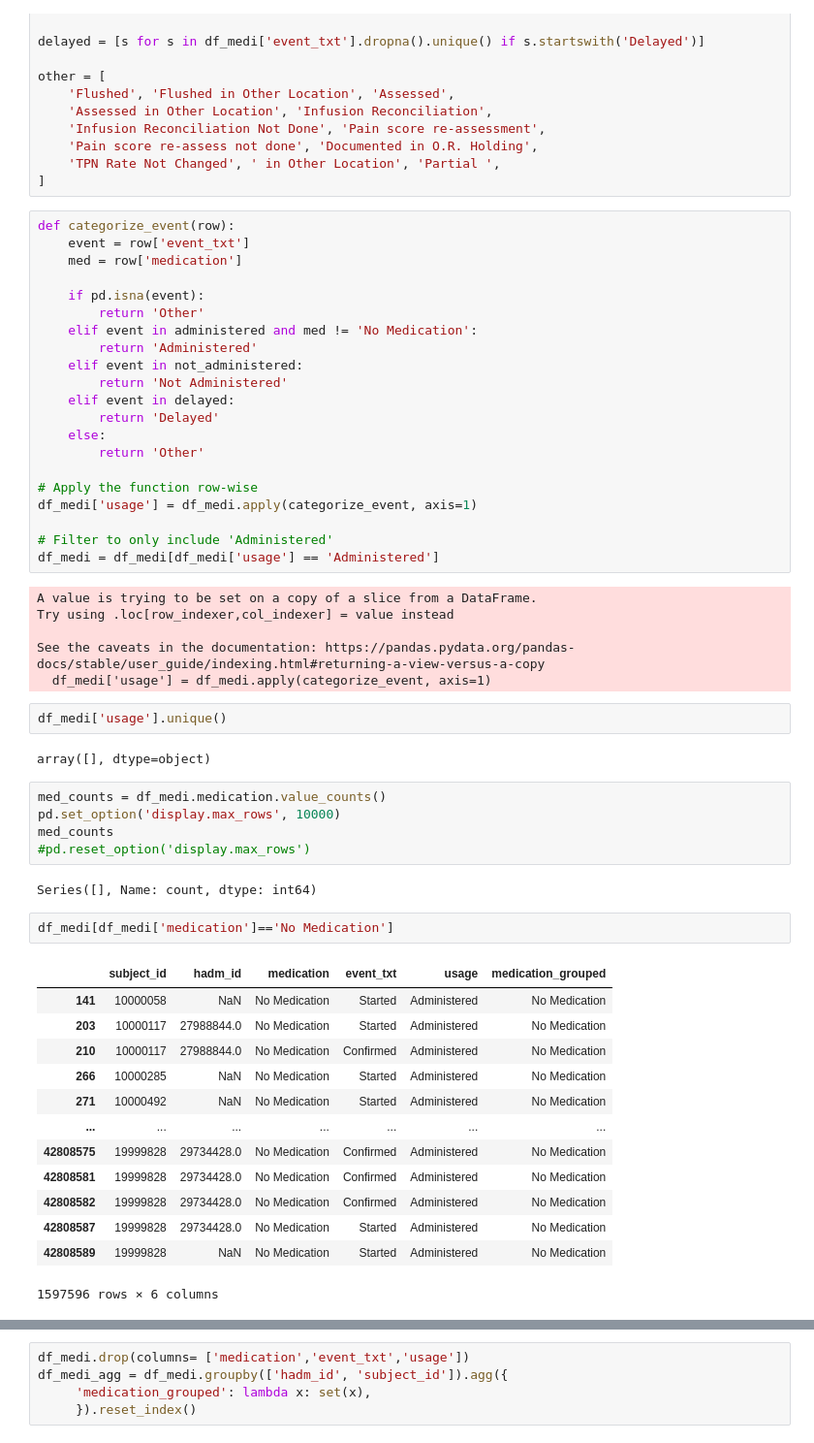
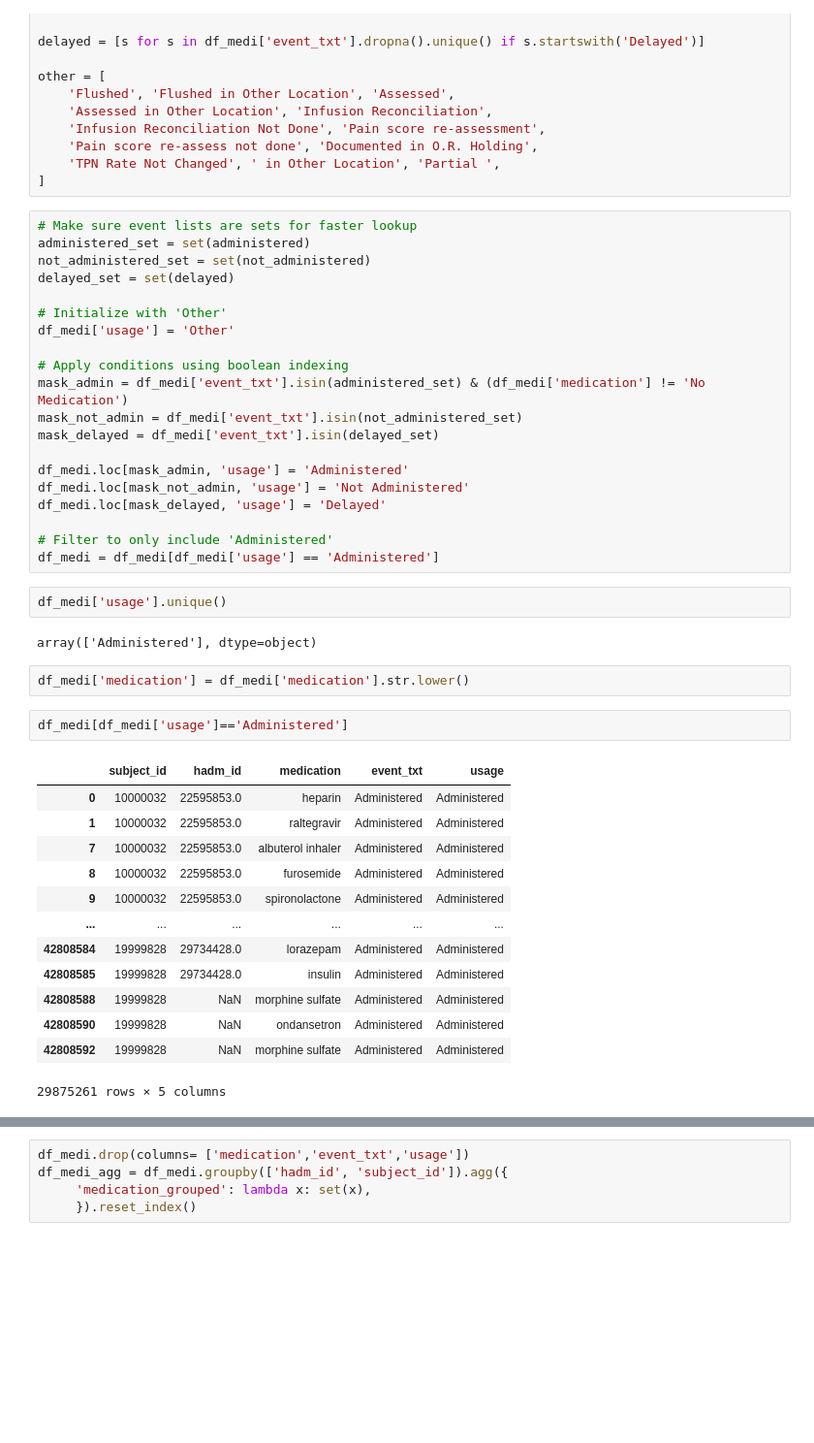
Before and after one commit to saaqib-m/patient-readmission, a Jupyter notebook: Patient-Readmission-LR-Notebook.ipynb, the cells around one changed output, grey strips where cells are left out. Shown at 97% size. Drawn from its saved outputs; the diff is of its cells as text; blank space fills up the shorter version.

```diff
--- a/Patient-Readmission-LR-Notebook.ipynb
+++ b/Patient-Readmission-LR-Notebook.ipynb
@@ -400,56 +403,44 @@ other = [
     'TPN Rate Not Changed', ' in Other Location', 'Partial ',
 ]
 # %%
-def categorize_event(row):
-    event = row['event_txt']
-    med = row['medication']
+# Make sure event lists are sets for faster lookup
+administered_set = set(administered)
+not_administered_set = set(not_administered)
+delayed_set = set(delayed)
 
-    if pd.isna(event):
-        return 'Other'
-    elif event in administered and med != 'No Medication':
-        return 'Administered'
-    elif event in not_administered:
-        return 'Not Administered'
-    elif event in delayed:
-        return 'Delayed'
-    else:
-        return 'Other'
+# Initialize with 'Other'
+df_medi['usage'] = 'Other'
 
-# Apply the function row-wise
-df_medi['usage'] = df_medi.apply(categorize_event, axis=1)
+# Apply conditions using boolean indexing
+mask_admin = df_medi['event_txt'].isin(administered_set) & (df_medi['medication'] != 'No Medication')
+mask_not_admin = df_medi['event_txt'].isin(not_administered_set)
+mask_delayed = df_medi['event_txt'].isin(delayed_set)
+
+df_medi.loc[mask_admin, 'usage'] = 'Administered'
+df_medi.loc[mask_not_admin, 'usage'] = 'Not Administered'
+df_medi.loc[mask_delayed, 'usage'] = 'Delayed'
 
 # Filter to only include 'Administered'
 df_medi = df_medi[df_medi['usage'] == 'Administered']
-# %% [output]
-A value is trying to be set on a copy of a slice from a DataFrame.
-Try using .loc[row_indexer,col_indexer] = value instead
-
-See the caveats in the documentation: https://pandas.pydata.org/pandas-docs/stable/user_guide/indexing.html#returning-a-view-versus-a-copy
-  df_medi['usage'] = df_medi.apply(categorize_event, axis=1)
 # %%
 df_medi['usage'].unique()
 # %% [output]
-array([], dtype=object)
+array(['Administered'], dtype=object)
-# %%
-med_counts = df_medi.medication.value_counts()
-pd.set_option('display.max_rows', 10000)
-med_counts
-#pd.reset_option('display.max_rows')
-# %% [output]
-Series([], Name: count, dtype: int64)
+# %%
+df_medi['medication'] = df_medi['medication'].str.lower()
 # %%
-df_medi[df_medi['medication']=='No Medication']
+df_medi[df_medi['usage']=='Administered']
 # %% [output]
-|  | subject_id | hadm_id | medication | event_txt | usage | medication_grouped |
-| 141 | 10000058 | NaN | No Medication | Started | Administered | No Medication |
-| 203 | 10000117 | 27988844.0 | No Medication | Started | Administered | No Medication |
-| 210 | 10000117 | 27988844.0 | No Medication | Confirmed | Administered | No Medication |
-| 266 | 10000285 | NaN | No Medication | Started | Administered | No Medication |
-| 271 | 10000492 | NaN | No Medication | Started | Administered | No Medication |
-| ... | ... | ... | ... | ... | ... | ... |
-| 42808575 | 19999828 | 29734428.0 | No Medication | Confirmed | Administered | No Medication |
-| 42808581 | 19999828 | 29734428.0 | No Medication | Confirmed | Administered | No Medication |
-| 42808582 | 19999828 | 29734428.0 | No Medication | Confirmed | Administered | No Medication |
-| 42808587 | 19999828 | 29734428.0 | No Medication | Started | Administered | No Medication |
-| 42808589 | 19999828 | NaN | No Medication | Started | Administered | No Medication |
+|  | subject_id | hadm_id | medication | event_txt | usage |
+| 0 | 10000032 | 22595853.0 | heparin | Administered | Administered |
+| 1 | 10000032 | 22595853.0 | raltegravir | Administered | Administered |
+| 7 | 10000032 | 22595853.0 | albuterol inhaler | Administered | Administered |
+| 8 | 10000032 | 22595853.0 | furosemide | Administered | Administered |
+| 9 | 10000032 | 22595853.0 | spironolactone | Administered | Administered |
+| ... | ... | ... | ... | ... | ... |
+| 42808584 | 19999828 | 29734428.0 | lorazepam | Administered | Administered |
+| 42808585 | 19999828 | 29734428.0 | insulin | Administered | Administered |
+| 42808588 | 19999828 | NaN | morphine sulfate | Administered | Administered |
+| 42808590 | 19999828 | NaN | ondansetron | Administered | Administered |
+| 42808592 | 19999828 | NaN | morphine sulfate | Administered | Administered |
-1597596 rows × 6 columns
+29875261 rows × 5 columns
```
Also changed, not shown: parts of 19 cells of this notebook.
